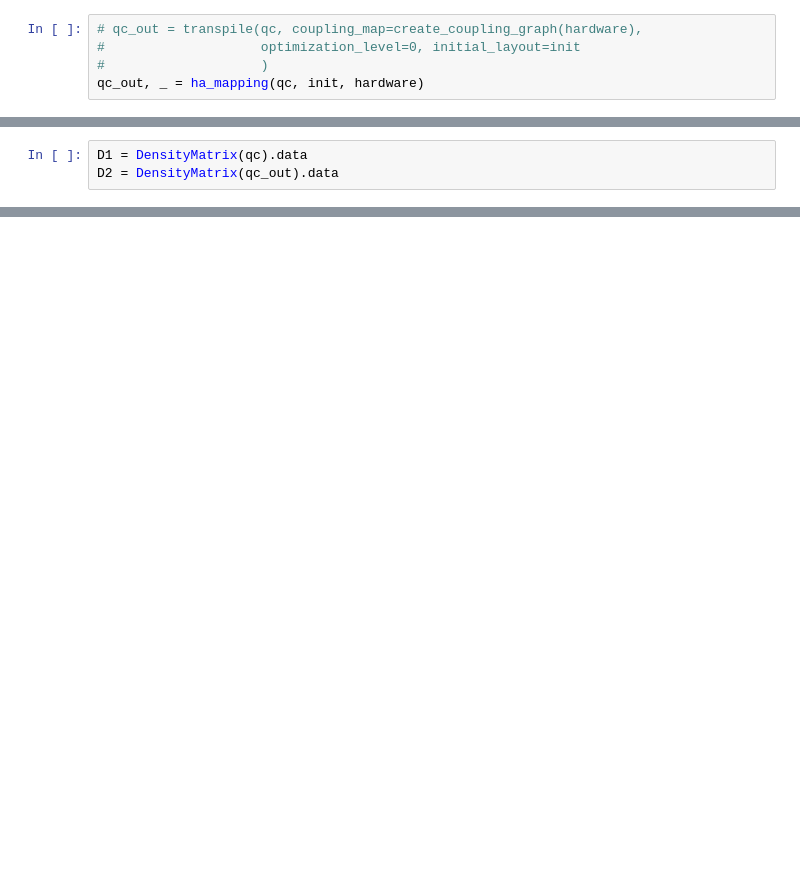
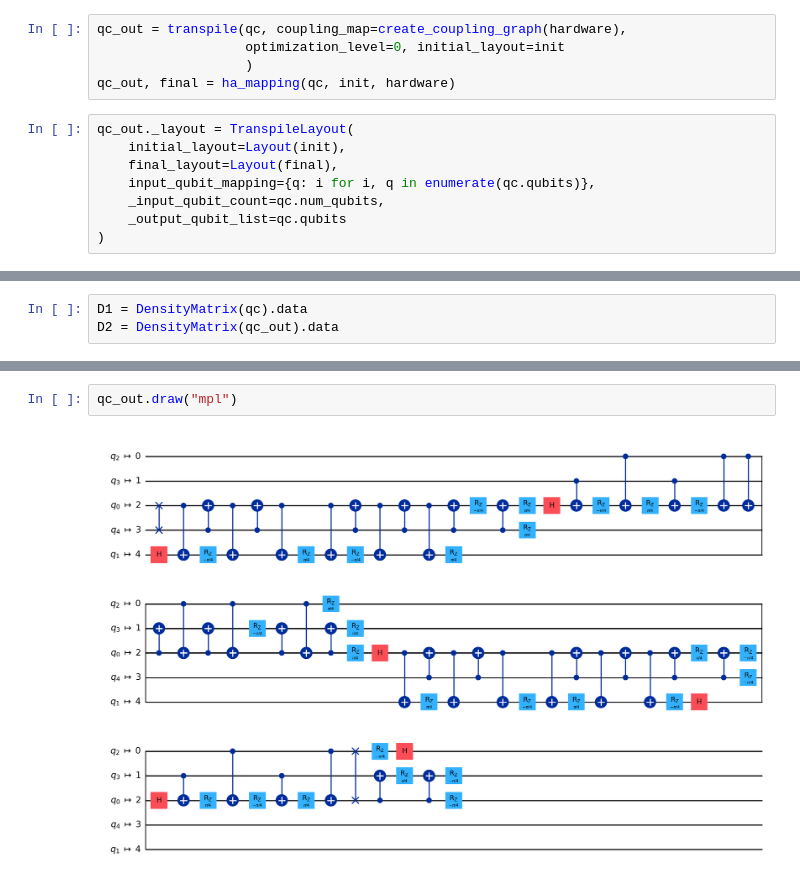
Before and after one commit to congfeng4/QuantumCompiler, a Jupyter notebook: verify_circuit.ipynb, the cells around one changed output, grey strips where cells are left out. Drawn from its saved outputs; the diff is of its cells as text; blank space fills up the shorter version.

Commit message:
(WIP) adding qiskit opt level.
Should use baseline with opt in env?
Current just ha (no opt).
Verify routing correctness. How?

```diff
--- a/verify_circuit.ipynb
+++ b/verify_circuit.ipynb
@@ -31,5 +39,13 @@ init
 # %%
-# qc_out = transpile(qc, coupling_map=create_coupling_graph(hardware),
-#                    optimization_level=0, initial_layout=init
-#                    )
-qc_out, _ = ha_mapping(qc, init, hardware)
+qc_out = transpile(qc, coupling_map=create_coupling_graph(hardware),
+                   optimization_level=0, initial_layout=init
+                   )
+qc_out, final = ha_mapping(qc, init, hardware)
+# %%
+qc_out._layout = TranspileLayout(
+    initial_layout=Layout(init),
+    final_layout=Layout(final),
+    input_qubit_mapping={q: i for i, q in enumerate(qc.qubits)},
+    _input_qubit_count=qc.num_qubits,
+    _output_qubit_list=qc.qubits
+)
@@ -55,0 +154,4 @@ np.linalg.norm(U1-U2)
+# %%
+qc_out.draw("mpl")
+# %% [output]
+[figure, added]
```
Also changed, not shown: parts of 18 cells of this notebook, 5 other files.
